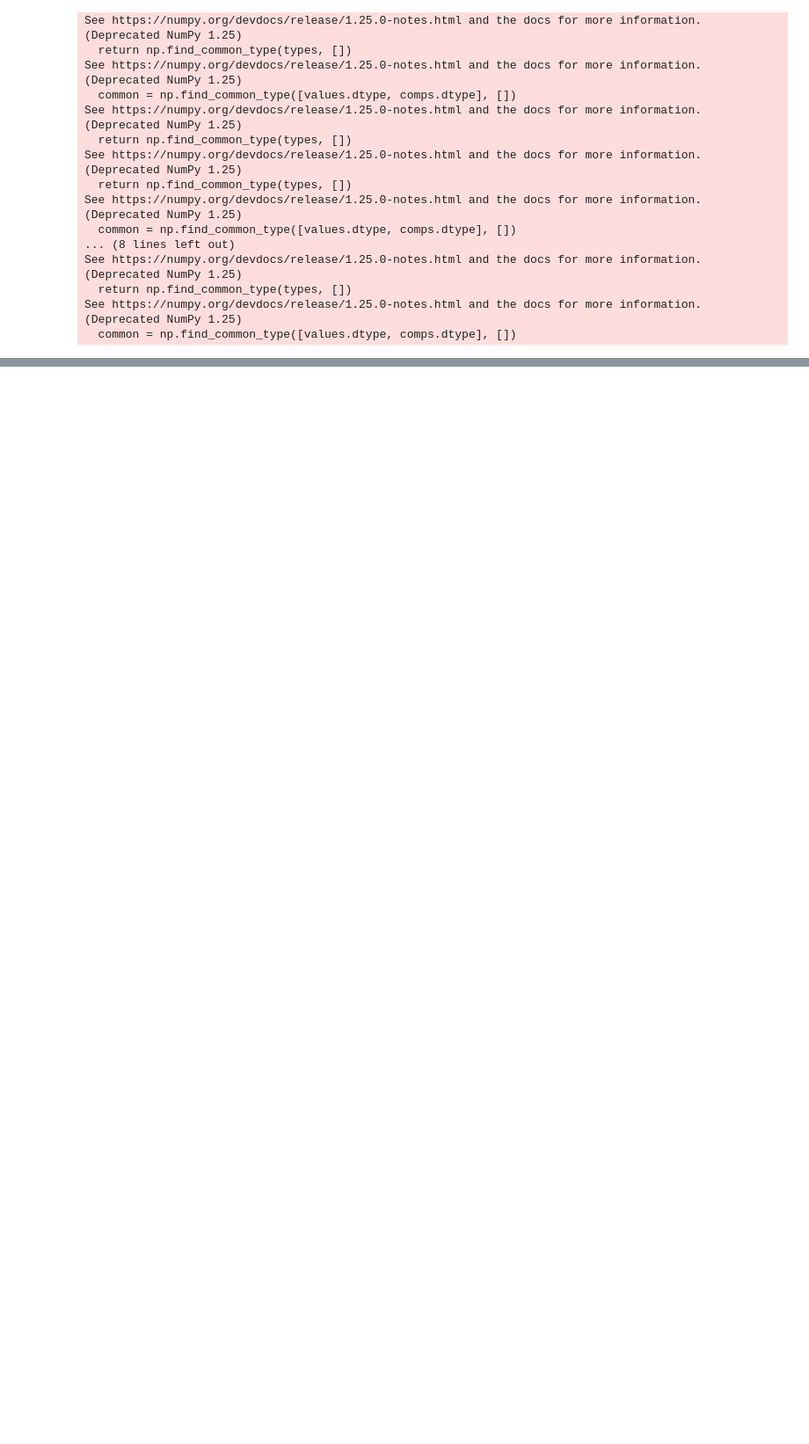
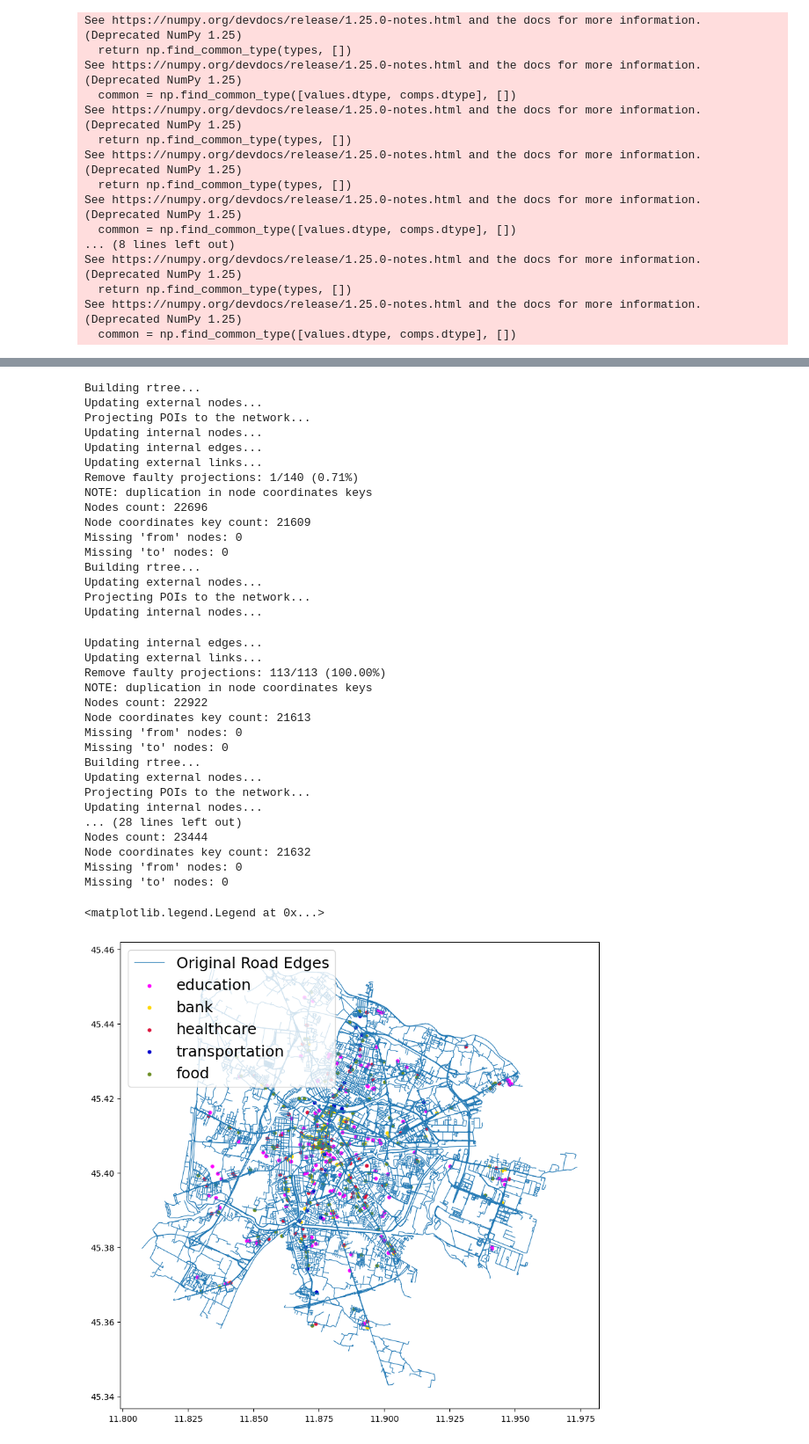
Before and after one commit to danielcharles0/LFN2324, a Jupyter notebook: Setup.ipynb, the cells around one changed output, grey strips where cells are left out. Shown at 88% size. Cells and saved outputs as stored; diff of their text form; code cells hidden in the pictures; blank space fills up the shorter version.

Commit message:
Dataset Setup (still doesnt work for simplified graph)

```diff
--- a/Setup.ipynb
+++ b/Setup.ipynb
@@ -175,4 +162,0 @@ edges_ex = gpd.read_file('data/graph_ex/edges.shp')
-# %%
-pois = gpd.read_file('./data/bank.gpkg')
-pois = pois[(pois['lon'] >= nodes_ex.total_bounds[0]) & (pois['lon'] <= nodes_ex.total_bounds[2]) & (pois['lat'] >= nodes_ex.total_bounds[1]) & (pois['lat'] <= nodes_ex.total_bounds[3])]
-pois['key'] = 999100000 + pois.index
@@ -252,0 +163,72 @@ a
+# %%
+for category in buildings_names.keys():
+    # create lon and lat columns
+    buildings_gdf[category]['geometry'] = buildings_gdf[category]['geometry'].apply(lambda p: p.centroid if p.geom_type == 'Polygon' else p)
+    buildings_gdf[category]['lon'] = buildings_gdf[category]['geometry'].apply(lambda p: p.x)
+    buildings_gdf[category]['lat'] = buildings_gdf[category]['geometry'].apply(lambda p: p.y)
+
+    # create type column
+    buildings_gdf[category]['type'] = category
+
+    #select only lon, lat and geometry columns
+    buildings_gdf[category] = buildings_gdf[category][['lon', 'lat', 'geometry','type']]
+
+    # save to file
+    buildings_gdf[category].to_file(f"./data/pois/{category}.gpkg", driver="GPKG")
+# %%
+# connect pois
+pois_colors = {
+    "education": "magenta",
+    "bank": "gold",
+    "healthcare": "crimson",
+    "transportation": "mediumblue",
+    "food": "olivedrab"
+}
+
+ax = edges_gdf.plot(linewidth=0.8, figsize=(18,10), label='Original Road Edges')
+
+for category in buildings_gdf.keys():
+    pois = gpd.read_file(f'./data/pois/{category}.gpkg')
+    pois['key'] = 999100000 + pois.index
+
+    nodes_gdf, edges_gdf = connect_poi(pois, nodes_gdf, edges_gdf, key_col='key', path=None)
+
+    pois.plot(color=pois_colors[category], marker='.', markersize=50, ax=ax, label=category)
+
+ax.legend(loc=2, fontsize=18)
+# %% [output]
+Building rtree...
+Updating external nodes...
+Projecting POIs to the network...
+Updating internal nodes...
+Updating internal edges...
+Updating external links...
+Remove faulty projections: 1/140 (0.71%)
+NOTE: duplication in node coordinates keys
+Nodes count: 22696
+Node coordinates key count: 21609
+Missing 'from' nodes: 0
+Missing 'to' nodes: 0
+Building rtree...
+Updating external nodes...
+Projecting POIs to the network...
+Updating internal nodes...
+Updating internal edges...
+Updating external links...
+Remove faulty projections: 113/113 (100.00%)
+NOTE: duplication in node coordinates keys
+Nodes count: 22922
+Node coordinates key count: 21613
+Missing 'from' nodes: 0
+Missing 'to' nodes: 0
+Building rtree...
+Updating external nodes...
+Projecting POIs to the network...
+Updating internal nodes...
+... (28 lines left out)
+Nodes count: 23444
+Node coordinates key count: 21632
+Missing 'from' nodes: 0
+Missing 'to' nodes: 0
+<matplotlib.legend.Legend at 0x...>
+[figure, added]
```
Also changed, not shown: parts of 9 cells of this notebook, 22 other files.
